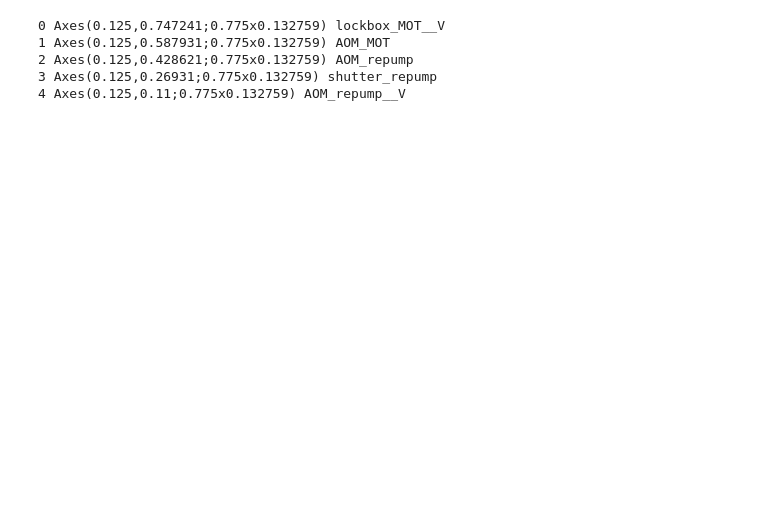
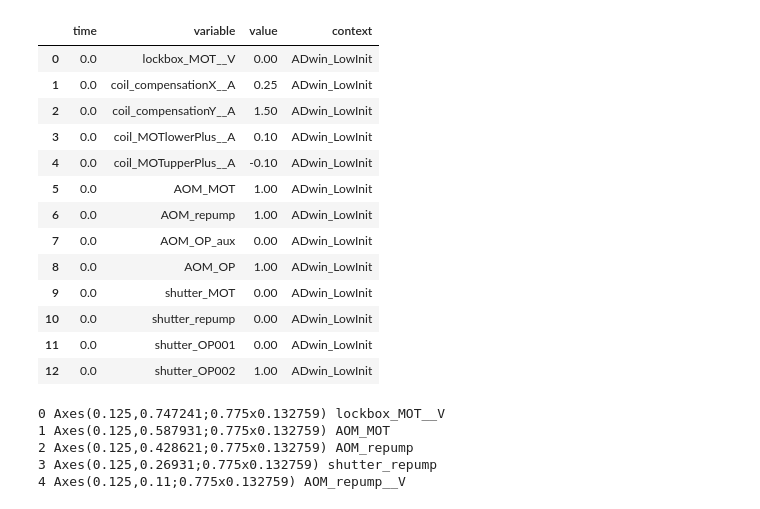
Before and after one commit to WignerQuantumOptics/Wigner_Time, a Jupyter notebook: doc/experiment_new.ipynb, the cells around one changed output. Saved outputs shown, nothing was run; the diff lists cells and outputs as text; code cells hidden in the pictures; blank space fills up the shorter version.

```diff
--- a/doc/experiment_new.ipynb
+++ b/doc/experiment_new.ipynb
@@ -245,0 +429,17 @@ class preparation_functions:
+# %%
+init()
+# %% [output]
+|  | time | variable | value | context |
+| 0 | 0.0 | lockbox_MOT__V | 0.00 | ADwin_LowInit |
+| 1 | 0.0 | coil_compensationX__A | 0.25 | ADwin_LowInit |
+| 2 | 0.0 | coil_compensationY__A | 1.50 | ADwin_LowInit |
+| 3 | 0.0 | coil_MOTlowerPlus__A | 0.10 | ADwin_LowInit |
+| 4 | 0.0 | coil_MOTupperPlus__A | -0.10 | ADwin_LowInit |
+| 5 | 0.0 | AOM_MOT | 1.00 | ADwin_LowInit |
+| 6 | 0.0 | AOM_repump | 1.00 | ADwin_LowInit |
+| 7 | 0.0 | AOM_OP_aux | 0.00 | ADwin_LowInit |
+| 8 | 0.0 | AOM_OP | 1.00 | ADwin_LowInit |
+| 9 | 0.0 | shutter_MOT | 0.00 | ADwin_LowInit |
+| 10 | 0.0 | shutter_repump | 0.00 | ADwin_LowInit |
+| 11 | 0.0 | shutter_OP001 | 0.00 | ADwin_LowInit |
+| 12 | 0.0 | shutter_OP002 | 1.00 | ADwin_LowInit |
```
Also changed, not shown: parts of 10 cells of this notebook, 4 other files.
